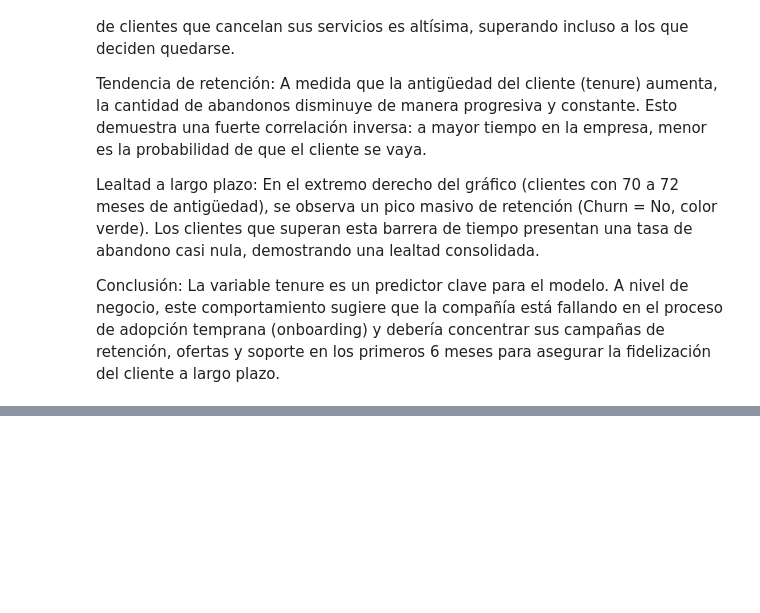
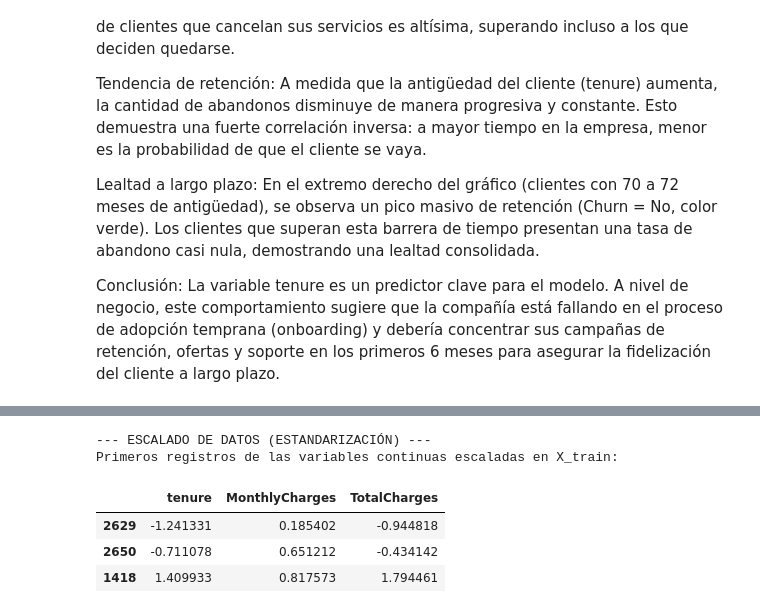
Before and after one commit to Renato416/Evaluaci-n_Parcial_2, a Jupyter notebook: Notebooks/churn_analysis.ipynb, the cells around one changed output, grey strips where cells are left out. Saved outputs shown, nothing was run; the diff lists cells and outputs as text; code cells hidden in the pictures; blank space fills up the shorter version.

```diff
--- a/Notebooks/churn_analysis.ipynb
+++ b/Notebooks/churn_analysis.ipynb
@@ -339,0 +414,10 @@ Conclusión: La variable tenure es un predictor clave para el modelo. A nivel de
+# %%
+print("\n--- DIVISIÓN EN CONJUNTOS DE ENTRENAMIENTO Y PRUEBA ---")
+
+# División 80% Train, 20% Test con estratificación
+X_train, X_test, y_train, y_test = train_test_split(X, y, test_size=0.2, random_state=42, stratify=y)
+
+print(f"Dimensiones de X_train (Entrenamiento): {X_train.shape}")
+print(f"Dimensiones de y_train (Entrenamiento): {y_train.shape}")
+print(f"Dimensiones de X_test (Prueba): {X_test.shape}")
+print(f"Dimensiones de y_test (Prueba): {y_test.shape}")
@@ -339,0 +438,24 @@ Conclusión: La variable tenure es un predictor clave para el modelo. A nivel de
+# %%
+print("\n--- ESCALADO DE DATOS (ESTANDARIZACIÓN) ---")
+
+# Identificar las variables numéricas continuas que necesitan ser escaladas
+columnas_continuas = ['tenure', 'MonthlyCharges', 'TotalCharges']
+
+# Inicializar el escalador
+scaler = StandardScaler()
+
+# Ajustar (fit) el escalador SOLO con X_train y transformar los datos
+X_train[columnas_continuas] = scaler.fit_transform(X_train[columnas_continuas])
+
+# Transformar X_test usando los parámetros aprendidos de X_train
+X_test[columnas_continuas] = scaler.transform(X_test[columnas_continuas])
+
+print("Primeros registros de las variables continuas escaladas en X_train:")
+display(X_train[columnas_continuas].head(3))
+# %% [output]
+--- ESCALADO DE DATOS (ESTANDARIZACIÓN) ---
+Primeros registros de las variables continuas escaladas en X_train:
+|  | tenure | MonthlyCharges | TotalCharges |
+| 2629 | -1.241331 | 0.185402 | -0.944818 |
+| 2650 | -0.711078 | 0.651212 | -0.434142 |
+| 1418 | 1.409933 | 0.817573 | 1.794461 |
```
Also changed, not shown: parts of 14 cells of this notebook.
